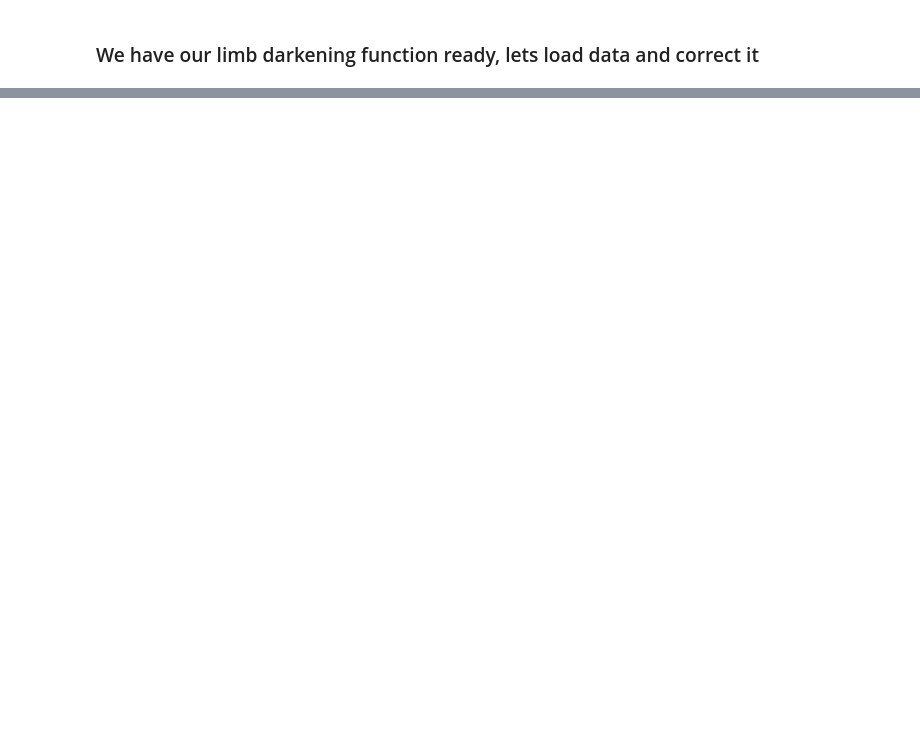
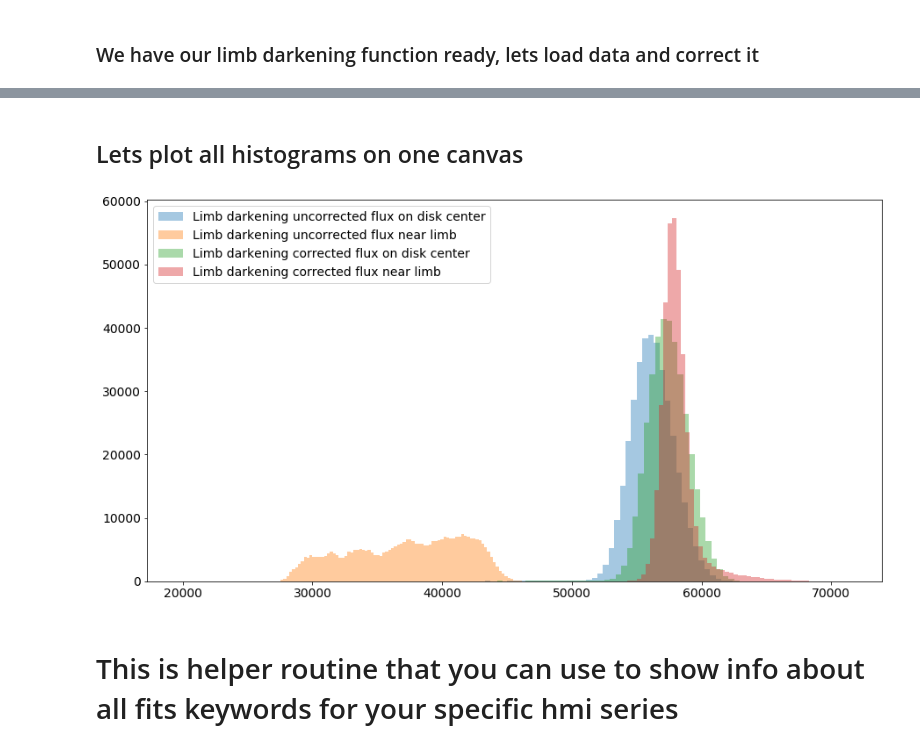
Before and after one commit to lzivadinovic/ondrejov_internship_2019, a Jupyter notebook: limb_darkening.ipynb, the cells around one changed output, grey strips where cells are left out. Drawn from its saved outputs; the diff is of its cells as text; code cells hidden in the pictures; blank space fills up the shorter version.

```diff
--- a/limb_darkening.ipynb
+++ b/limb_darkening.ipynb
@@ -76,0 +117,16 @@ degree
+# %%
+#Create matrix with data corrected for limb darkening
+limb_cor_data = limb.data / limb_dark(distance_from_limb_limb)
+#Create new sunpy map for corrected data
+#im using same header data, this could be problematic because average flux is changing because of correction
+#but since we wont do anything that specific, i really dont care fixing that
+limb_corrected = sunpy.map.Map(limb_cor_data, limb.meta)
+#preview corrected map
+limb_corrected.peek()
+
+#Lets plot histograms of flux data between corrected and uncorrected data
+plt.figure(1)
+plt.hist(limb.data.flatten(), bins=100, label='Limb darkening uncorrected flux near limb')
+plt.hist(limb_corrected.data.flatten(), bins=100, label='Limb darkening corrected flux near limb')
+plt.legend(loc='best')
+plt.show()
@@ -76,0 +149,8 @@ degree
+# %%
+cent_cor_data = cent.data / limb_dark(distance_from_limb_cent)
+cent_corrected = sunpy.map.Map(cent_cor_data, cent.meta)
+cent_corrected.peek()
+plt.hist(cent.data.flatten(), bins=100, alpha=0.4, label='Limb darkening uncorrected flux on disk center')
+plt.hist(cent_corrected.data.flatten(), bins=100, alpha=0.4, label='Limb darkening uncorrected flux on disk center')
+plt.legend(loc='best')
+plt.show()
@@ -76,0 +160,14 @@ degree
+# %% [markdown]
+## Lets plot all histograms on one canvas
+# %%
+plt.figure(1)
+plt.hist(cent.data.flatten(), bins=100, alpha=0.4, label='Limb darkening uncorrected flux on disk center')
+plt.hist(limb.data.flatten(), bins=100, alpha=0.4, label='Limb darkening uncorrected flux near limb')
+plt.hist(cent_corrected.data.flatten(), bins=100, alpha=0.4, label='Limb darkening corrected flux on disk center')
+plt.hist(limb_corrected.data.flatten(), bins=100, alpha=0.4, label='Limb darkening corrected flux near limb')
+plt.legend(loc='best')
+plt.show()
+# %% [output]
+[figure, added]
+# %% [markdown]
+# This is helper routine that you can use to show info about all fits keywords for your specific hmi series
```
Also changed, not shown: parts of 13 cells of this notebook, 2 other files.
